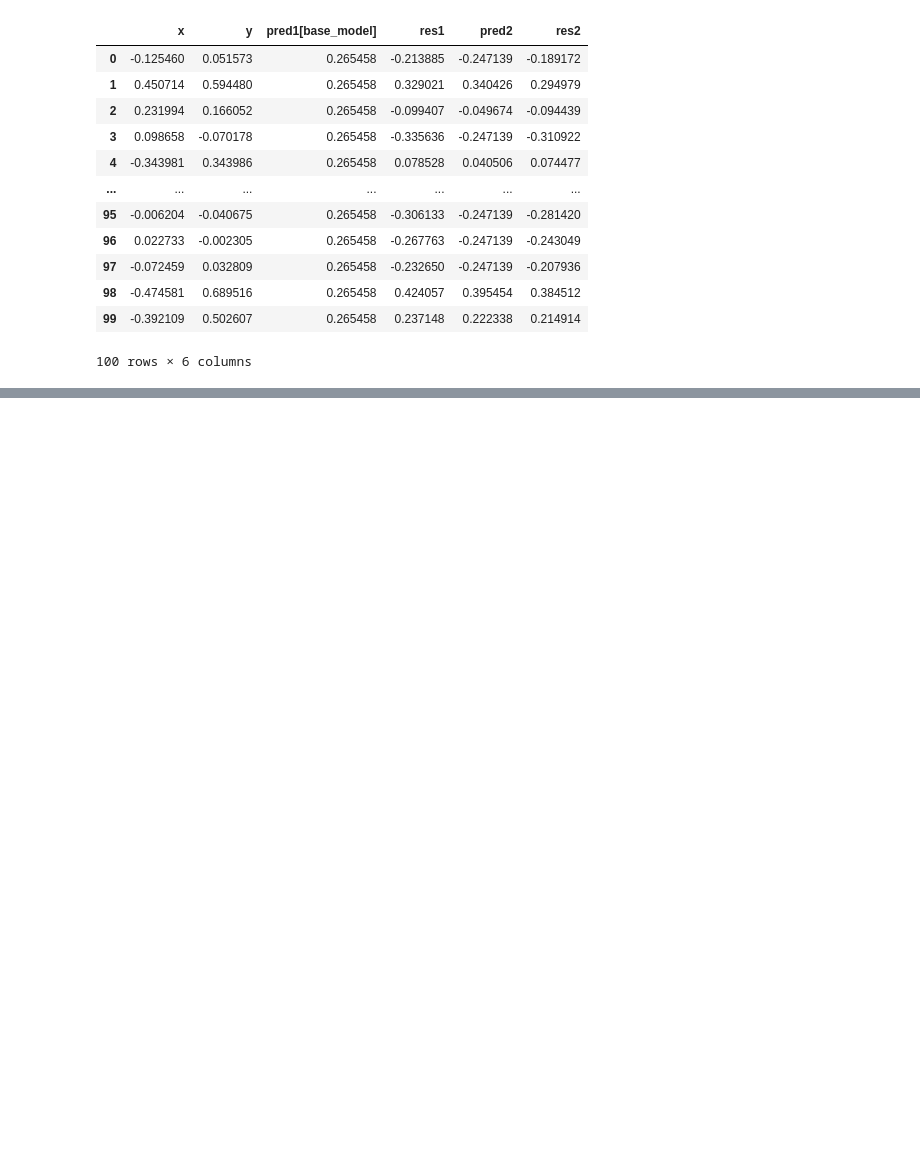
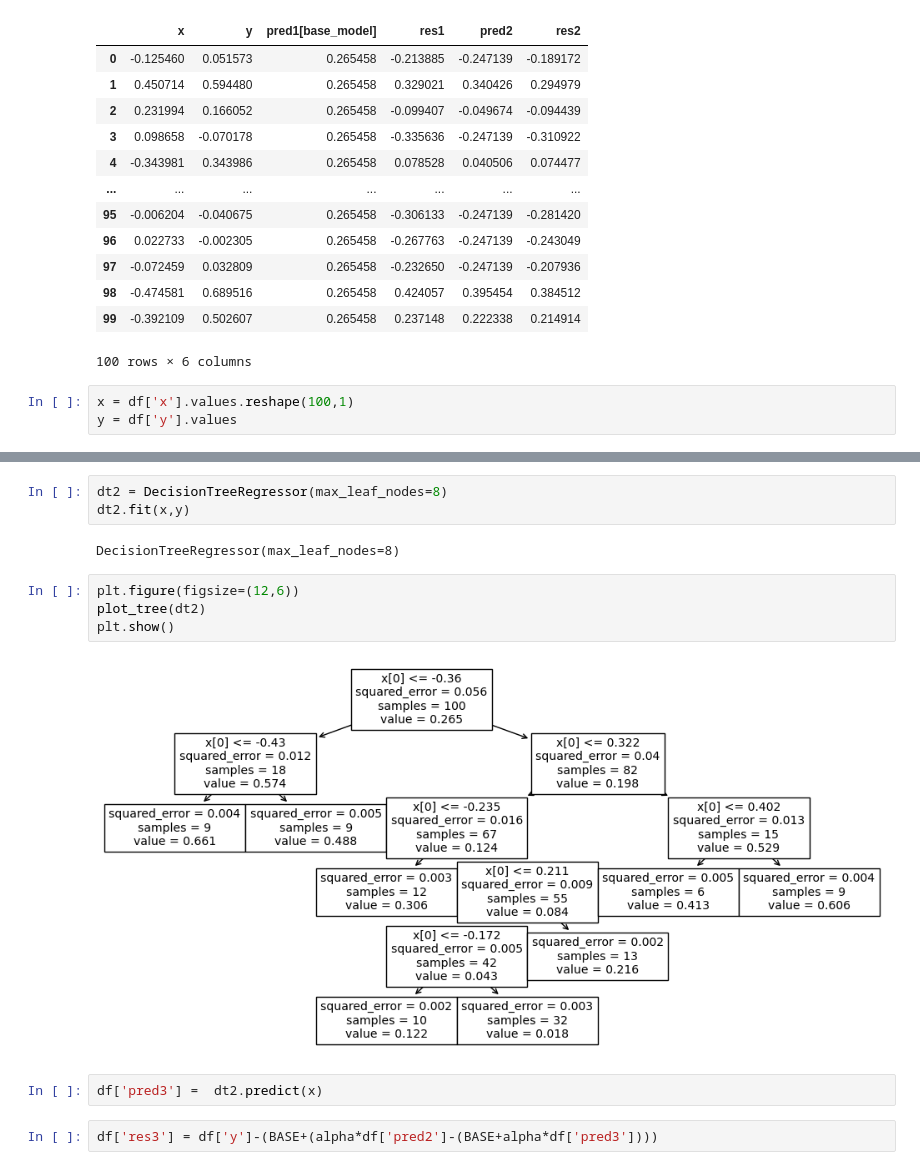
Before and after one commit to Shubhambg611/Ineuron-Data-Science, a Jupyter notebook: ML/66 gradient Boosting.ipynb, the cells around one changed output, grey strips where cells are left out. Saved outputs shown, nothing was run; the diff lists cells and outputs as text; blank space fills up the shorter version.

```diff
--- a/ML/66 gradient Boosting.ipynb
+++ b/ML/66 gradient Boosting.ipynb
@@ -213,3 +213,6 @@ df
 | 98 | -0.474581 | 0.689516 | 0.265458 | 0.424057 | 0.395454 | 0.384512 |
 | 99 | -0.392109 | 0.502607 | 0.265458 | 0.237148 | 0.222338 | 0.214914 |
 100 rows × 6 columns
+# %%
+x = df['x'].values.reshape(100,1)
+y = df['y'].values
@@ -215,0 +259,15 @@ df
+# %%
+dt2 = DecisionTreeRegressor(max_leaf_nodes=8)
+dt2.fit(x,y)
+# %% [output]
+DecisionTreeRegressor(max_leaf_nodes=8)
+# %%
+plt.figure(figsize=(12,6))
+plot_tree(dt2)
+plt.show()
+# %% [output]
+[figure, added]
+# %%
+df['pred3'] =  dt2.predict(x)
+# %%
+df['res3'] = df['y']-(BASE+(alpha*df['pred2']-(BASE+alpha*df['pred3'])))
```
Also changed, not shown: parts of 8 cells of this notebook.
